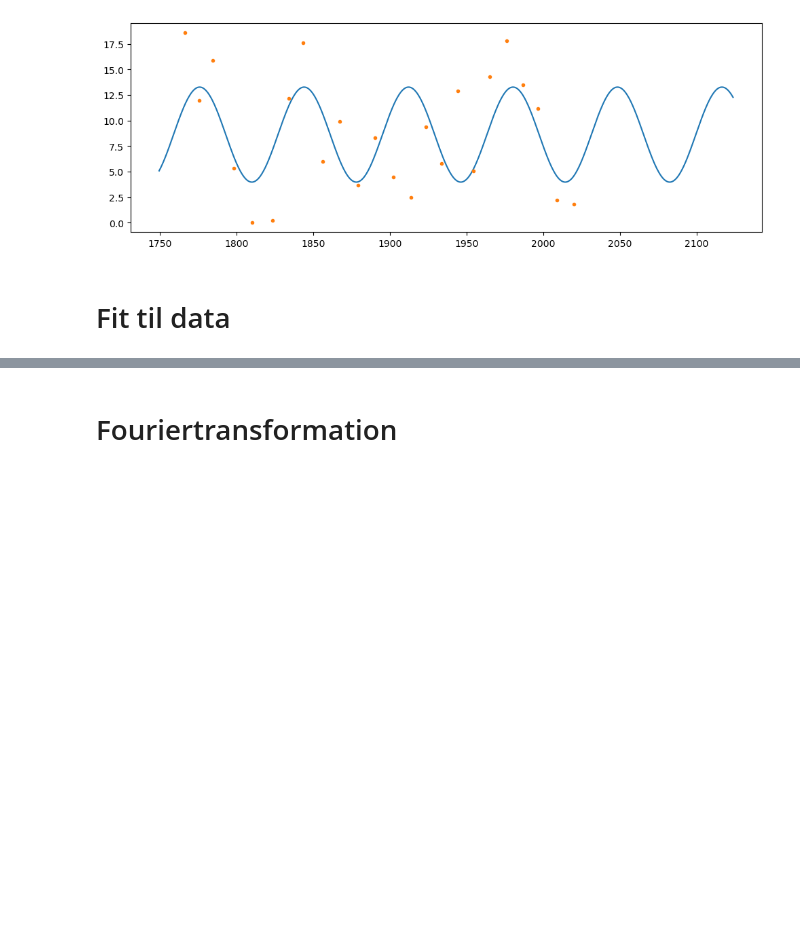
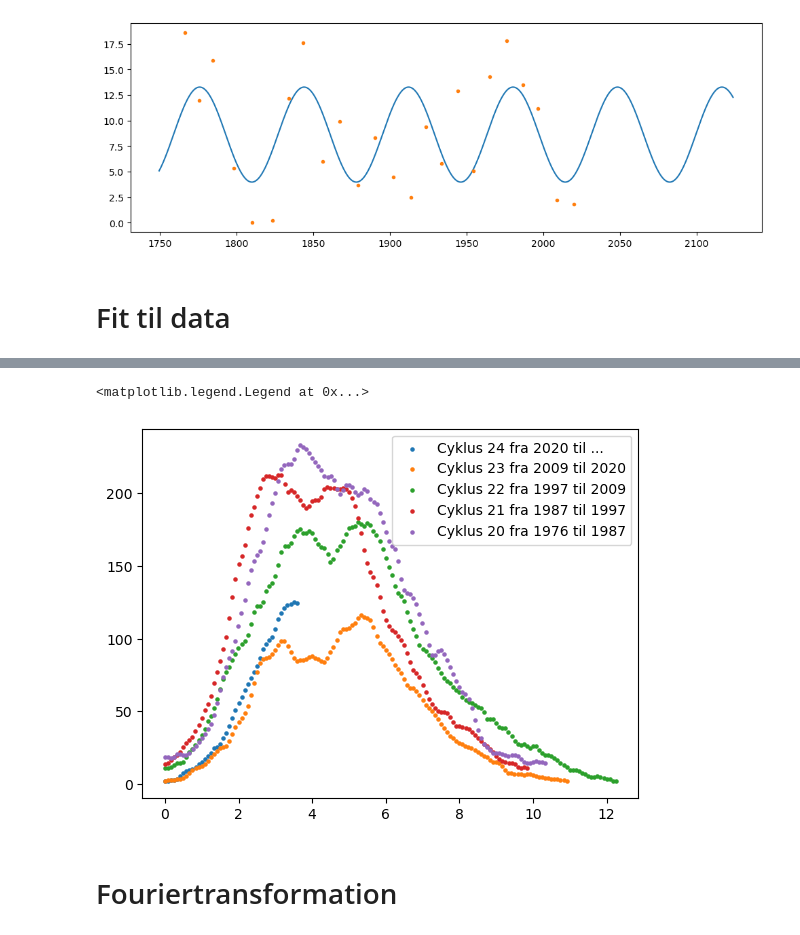
Before and after one commit to Focus9752/Solpletter_projekt, a Jupyter notebook: ok/Solpletanalyse.ipynb, the cells around one changed output, grey strips where cells are left out. Saved outputs shown, nothing was run; the diff lists cells and outputs as text; code cells hidden in the pictures; blank space fills up the shorter version.

```diff
--- a/ok/Solpletanalyse.ipynb
+++ b/ok/Solpletanalyse.ipynb
@@ -126,3 +130,32 @@ print(*Var2)
+# %%
+#1
+def sin11(x,a,b,c,d):
+    return a * np.sin( x * b + c ) + d
+Var11 , Cov11 = curve_fit(sin11 , Cykler[23][0] , Cykler[23][1] , p0=[1,1,1,1])
+
+#2
+def sin22(x,a1,b1,c1,d1,a2,b2,c2,d2):
+    return a1 * np.sin( x * b1 + c1 ) + d1 + a2 * np.sin( x * b2 + c2 ) + d2
+Var22 , Cov22 = curve_fit(sin22 , Cykler[23][0] , Cykler[23][1] , p0=[*Var11,1,1,1,1])
+
+#3
+def sin33(x,a1,b1,c1,d1,a2,b2,c2,d2,a3,b3,c3,d3):
+    return a1 * np.sin( x * b1 + c1 ) + d1 + a2 * np.sin( x * b2 + c2 ) + d2 + a3 * np.sin( x * b3 + c3 ) + d3
+Var33 , Cov33 = curve_fit(sin33 , Cykler[23][0] , Cykler[23][1] , p0=[*Var22,1,1,1,1])
+
+xx=np.linspace(Cykler[23][0][0] , Cykler[23][0][-1],1000)
+yy=sin33(xx , *Var33)
+
+
+plt.scatter(Cykler[24][0]-Cykler[24][0][0],Cykler[24][1], label=f'Cyklus 24 fra {round(Cykler[24][0][0])} til ...' , s=5)
+plt.scatter(Cykler[23][0]-Cykler[23][0][0],Cykler[23][1], label=f'Cyklus 23 fra {round(Cykler[23][0][0])} til {round(Cykler[23][0][-1])}' , s=5)
+plt.scatter(Cykler[22][0]-Cykler[22][0][0],Cykler[22][1], label=f'Cyklus 22 fra {round(Cykler[22][0][0])} til {round(Cykler[22][0][-1])}' , s=5)
+plt.scatter(Cykler[21][0]-Cykler[21][0][0],Cykler[21][1], label=f'Cyklus 21 fra {round(Cykler[21][0][0])} til {round(Cykler[21][0][-1])}' , s=5)
+plt.scatter(Cykler[20][0]-Cykler[20][0][0],Cykler[20][1], label=f'Cyklus 20 fra {round(Cykler[20][0][0])} til {round(Cykler[20][0][-1])}' , s=5)
+plt.legend()
+# %% [output]
+<matplotlib.legend.Legend at 0x...>
+[figure, added]
 # %% [markdown]
 # Fouriertransformation
 # %%
```
Also changed, not shown: parts of 3 cells of this notebook.
